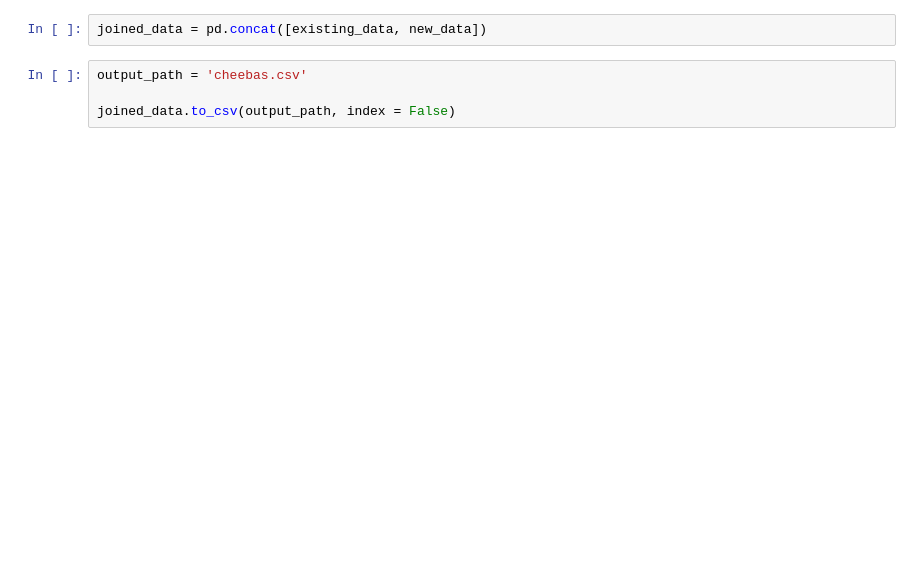
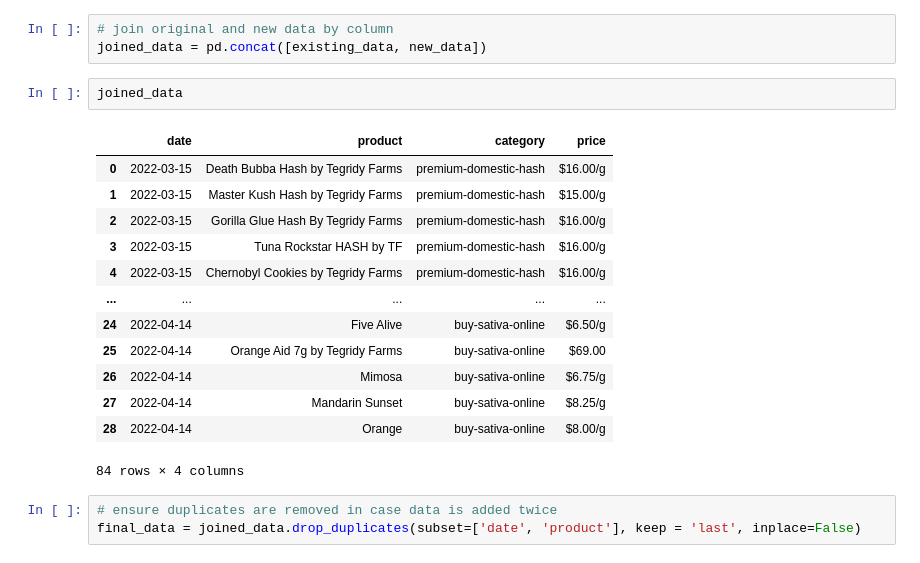
Before and after one commit to emilyfu1/NEAD, a Jupyter notebook: cheebas.ipynb, the cells around one changed output. Drawn from its saved outputs; the diff is of its cells as text; blank space fills up the shorter version.

```diff
--- a/cheebas.ipynb
+++ b/cheebas.ipynb
@@ -111,6 +145,22 @@ new_data
-# %%
-joined_data = pd.concat([existing_data, new_data])
-# %%
-output_path = 'cheebas.csv'
-
-joined_data.to_csv(output_path, index = False)
+# %%
+# join original and new data by column
+joined_data = pd.concat([existing_data, new_data])
+# %%
+joined_data
+# %% [output]
+|  | date | product | category | price |
+| 0 | 2022-03-15 | Death Bubba Hash by Tegridy Farms | premium-domestic-hash | $16.00/g |
+| 1 | 2022-03-15 | Master Kush Hash by Tegridy Farms | premium-domestic-hash | $15.00/g |
+| 2 | 2022-03-15 | Gorilla Glue Hash By Tegridy Farms | premium-domestic-hash | $16.00/g |
+| 3 | 2022-03-15 | Tuna Rockstar HASH by TF | premium-domestic-hash | $16.00/g |
+| 4 | 2022-03-15 | Chernobyl Cookies by Tegridy Farms | premium-domestic-hash | $16.00/g |
+| ... | ... | ... | ... | ... |
+| 24 | 2022-04-14 | Five Alive | buy-sativa-online | $6.50/g |
+| 25 | 2022-04-14 | Orange Aid 7g by Tegridy Farms | buy-sativa-online | $69.00 |
+| 26 | 2022-04-14 | Mimosa | buy-sativa-online | $6.75/g |
+| 27 | 2022-04-14 | Mandarin Sunset | buy-sativa-online | $8.25/g |
+| 28 | 2022-04-14 | Orange | buy-sativa-online | $8.00/g |
+84 rows × 4 columns
+# %%
+# ensure duplicates are removed in case data is added twice
+final_data = joined_data.drop_duplicates(subset=['date', 'product'], keep = 'last', inplace=False)
```
Also changed, not shown: parts of 9 cells of this notebook.
